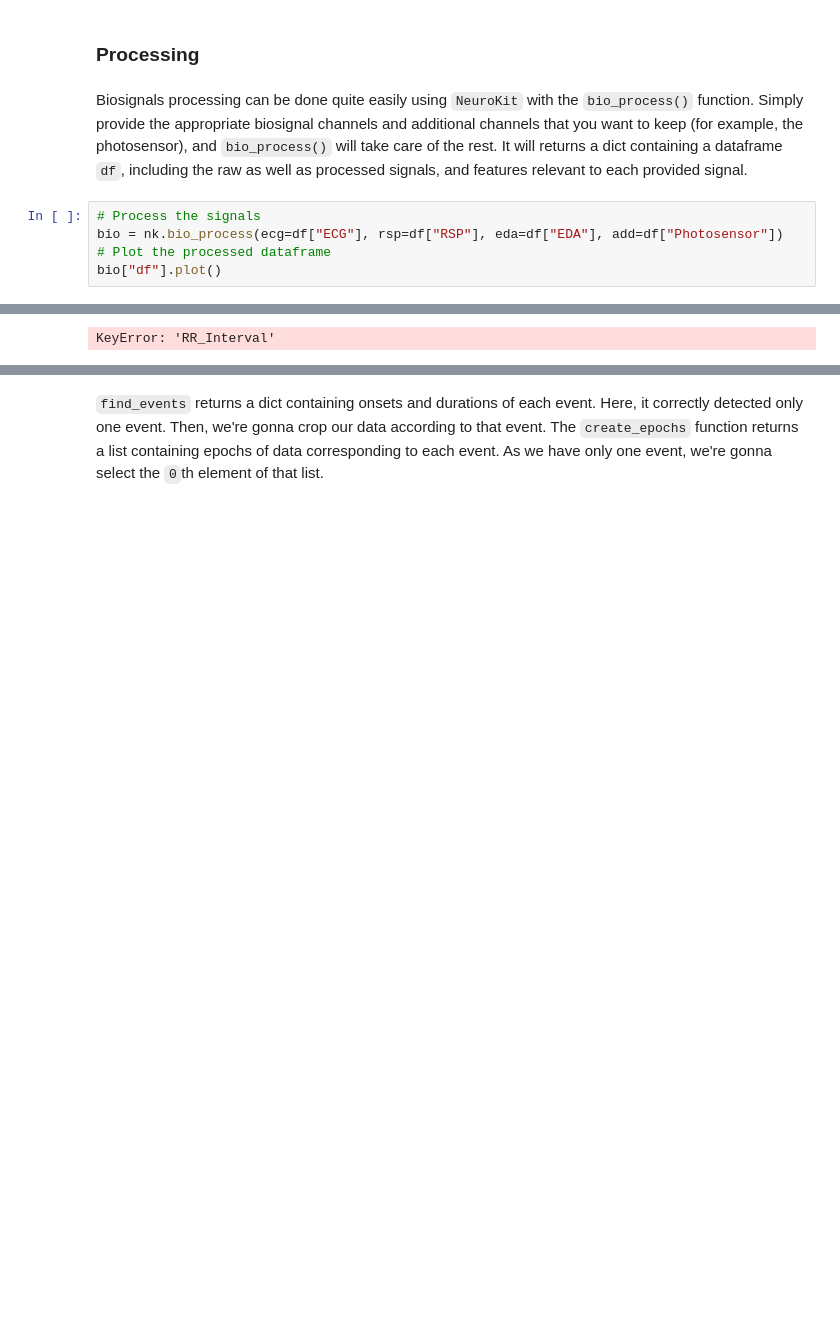
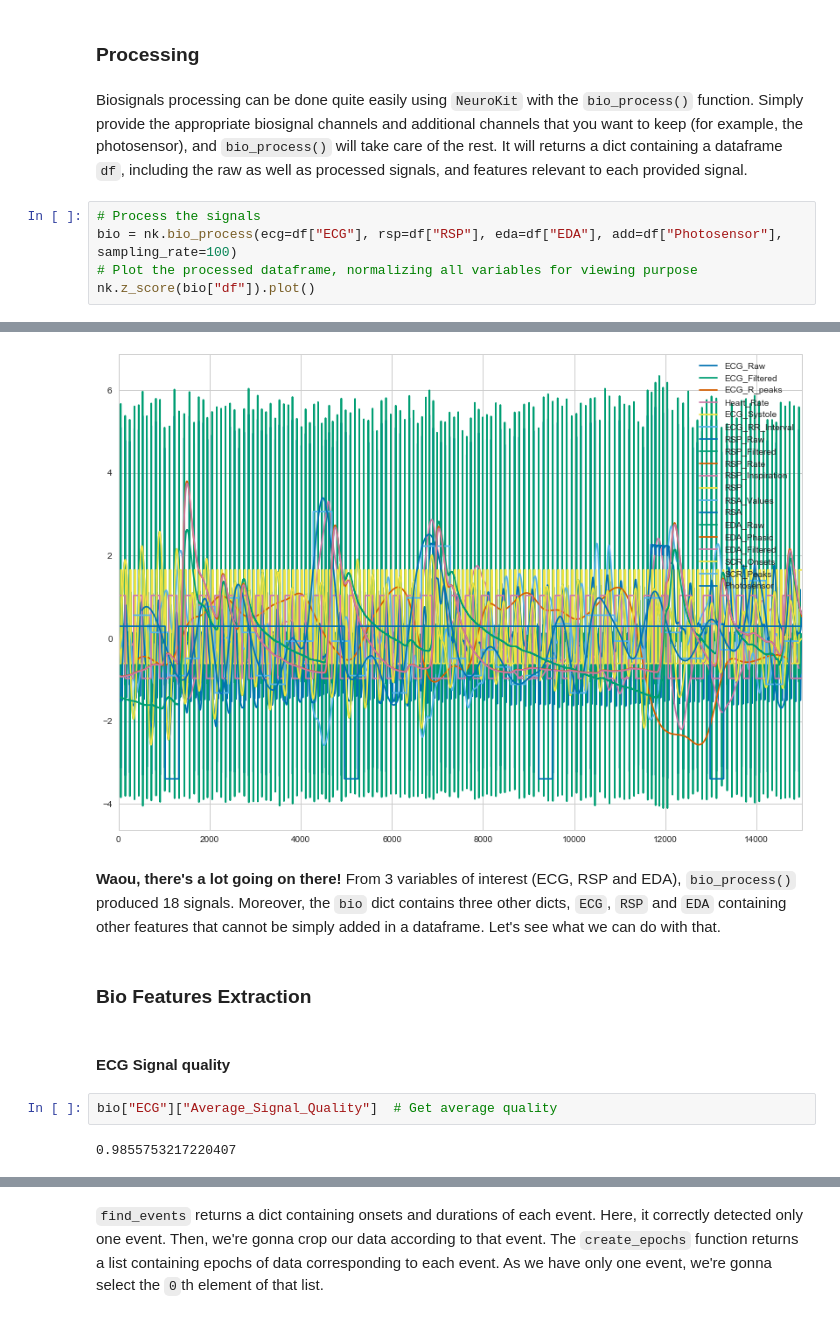
Before and after one commit to neuropsychology/NeuroKit.py, a Jupyter notebook: examples/Bio/bio.ipynb, the cells around one changed output, grey strips where cells are left out. Saved outputs shown, nothing was run; the diff lists cells and outputs as text; blank space fills up the shorter version.

```diff
--- a/examples/Bio/bio.ipynb
+++ b/examples/Bio/bio.ipynb
@@ -37,7 +37,7 @@ df.plot()
 Biosignals processing can be done quite easily using `NeuroKit` with the `bio_process()` function. Simply provide the appropriate biosignal channels and additional channels that you want to keep (for example, the photosensor), and `bio_process()` will take care of the rest. It will returns a dict containing a dataframe `df`, including the raw as well as processed signals, and features relevant to each provided signal.
 # %%
 # Process the signals
-bio = nk.bio_process(ecg=df["ECG"], rsp=df["RSP"], eda=df["EDA"], add=df["Photosensor"])
-# Plot the processed dataframe
-bio["df"].plot()
+bio = nk.bio_process(ecg=df["ECG"], rsp=df["RSP"], eda=df["EDA"], add=df["Photosensor"], sampling_rate=100)
+# Plot the processed dataframe, normalizing all variables for viewing purpose
+nk.z_score(bio["df"]).plot()
 # %% [output]
@@ -45 +45,11 @@ NeuroKit Warning: ecg_hrv(): Sequence too short to compute HRV.
-KeyError: 'RR_Interval'
+[figure, added]
+# %% [markdown]
+**Waou, there's a lot going on there!** From 3 variables of interest (ECG, RSP and EDA), `bio_process()` produced 18 signals. Moreover, the `bio` dict contains three other dicts, `ECG`, `RSP` and `EDA` containing other features that cannot be simply added in a dataframe. Let's see what we can do with that.
+# %% [markdown]
+### Bio Features Extraction
+# %% [markdown]
+#### ECG Signal quality
+# %%
+bio["ECG"]["Average_Signal_Quality"]  # Get average quality
+# %% [output]
+0.9855753217220407
```
Also changed, not shown: parts of 13 cells of this notebook, 1 other file.
